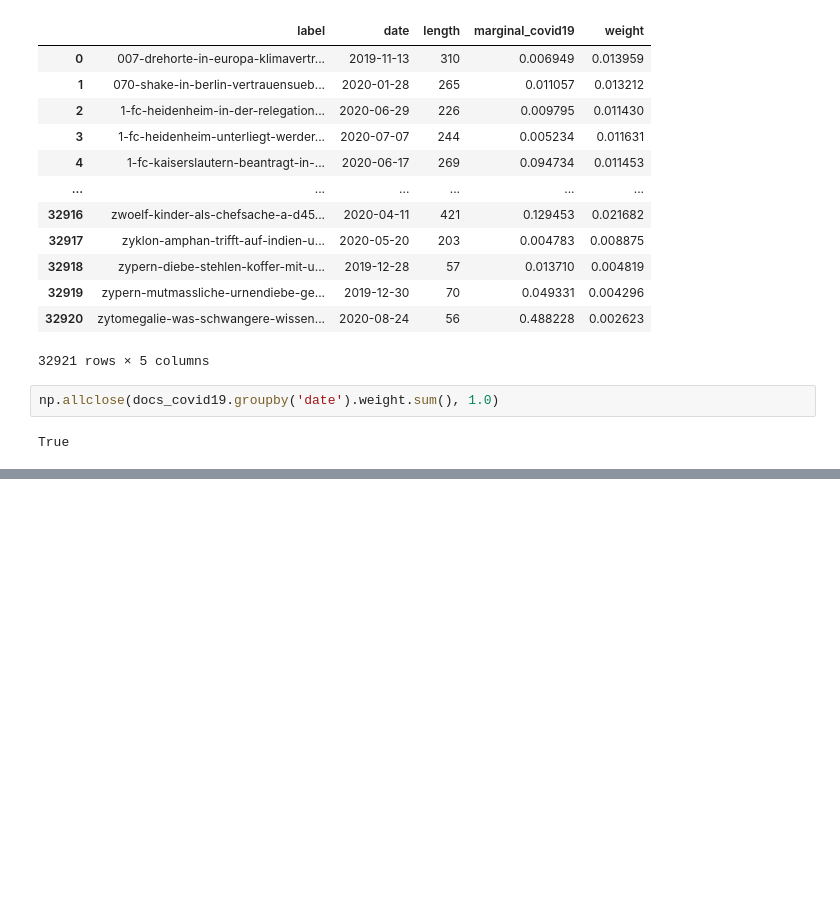
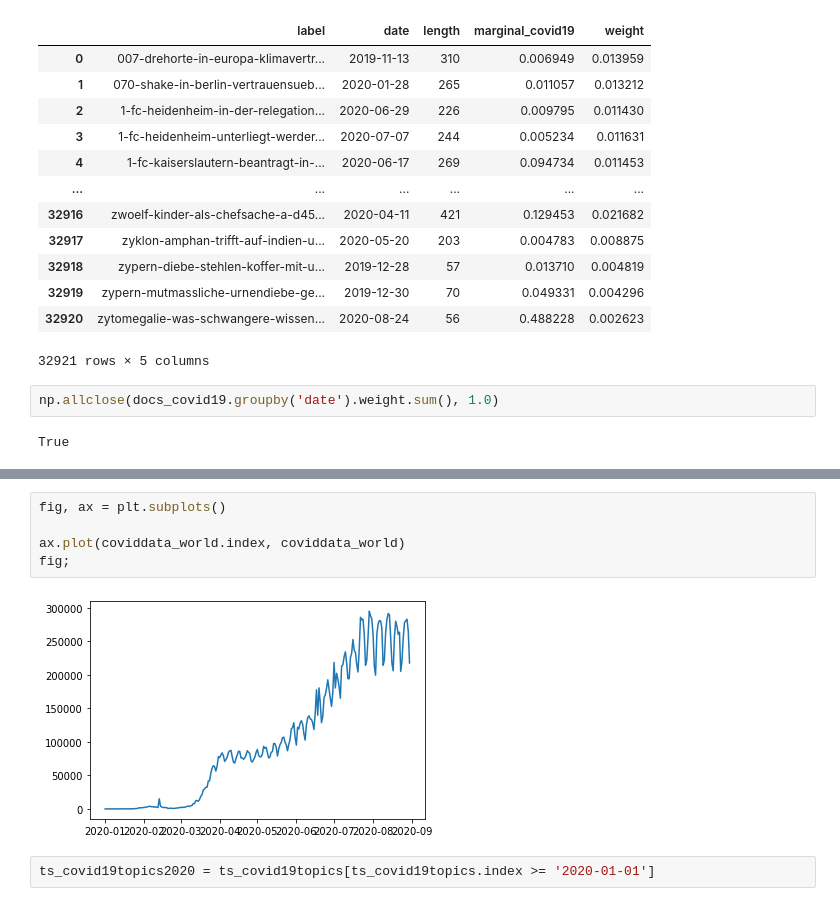
Before and after one commit to WZBSocialScienceCenter/tm_corona, a Jupyter notebook: tm_analysis.ipynb, the cells around one changed output, grey strips where cells are left out. Drawn from its saved outputs; the diff is of its cells as text; blank space fills up the shorter version.

```diff
--- a/tm_analysis.ipynb
+++ b/tm_analysis.ipynb
@@ -347,0 +381,9 @@ fig;
+# %%
+fig, ax = plt.subplots()
+
+ax.plot(coviddata_world.index, coviddata_world)
+fig;
+# %% [output]
+[figure, added]
+# %%
+ts_covid19topics2020 = ts_covid19topics[ts_covid19topics.index >= '2020-01-01']
```
Also changed, not shown: parts of 14 cells of this notebook, 1 other file.
